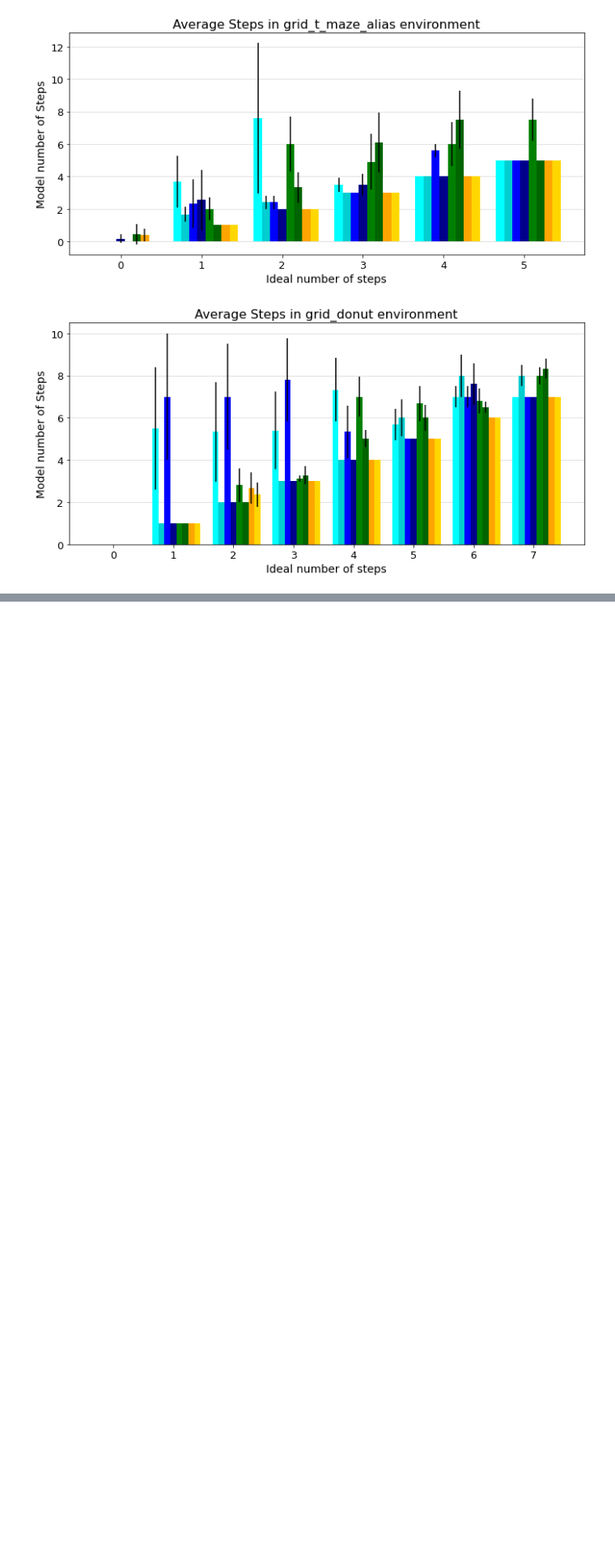
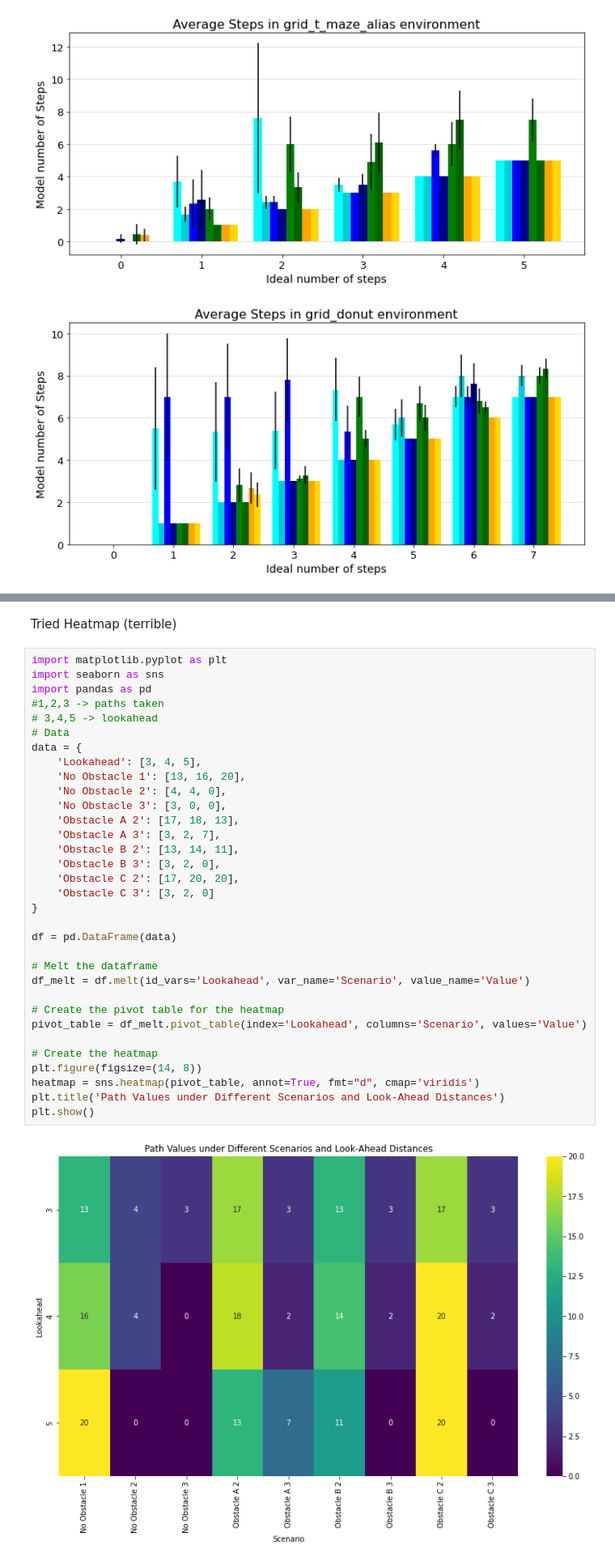
Before and after one commit to my-name-is-D/high_level_nav_planning, a Jupyter notebook: results_plotted.ipynb, the cells around one changed output, grey strips where cells are left out. Shown at 81% size. Drawn from its saved outputs; the diff is of its cells as text; blank space fills up the shorter version.

```diff
--- a/results_plotted.ipynb
+++ b/results_plotted.ipynb
@@ -646,0 +768,37 @@ for env_id, env_name in enumerate(envs):
+# %% [markdown]
+Tried Heatmap (terrible)
+# %%
+import matplotlib.pyplot as plt
+import seaborn as sns
+import pandas as pd
+#1,2,3 -> paths taken
+# 3,4,5 -> lookahead
+# Data
+data = {
+    'Lookahead': [3, 4, 5],
+    'No Obstacle 1': [13, 16, 20],
+    'No Obstacle 2': [4, 4, 0],
+    'No Obstacle 3': [3, 0, 0],
+    'Obstacle A 2': [17, 18, 13],
+    'Obstacle A 3': [3, 2, 7],
+    'Obstacle B 2': [13, 14, 11],
+    'Obstacle B 3': [3, 2, 0],
+    'Obstacle C 2': [17, 20, 20],
+    'Obstacle C 3': [3, 2, 0]
+}
+
+df = pd.DataFrame(data)
+
+# Melt the dataframe
+df_melt = df.melt(id_vars='Lookahead', var_name='Scenario', value_name='Value')
+
+# Create the pivot table for the heatmap
+pivot_table = df_melt.pivot_table(index='Lookahead', columns='Scenario', values='Value')
+
+# Create the heatmap
+plt.figure(figsize=(14, 8))
+heatmap = sns.heatmap(pivot_table, annot=True, fmt="d", cmap='viridis')
+plt.title('Path Values under Different Scenarios and Look-Ahead Distances')
+plt.show()
+# %% [output]
+[figure, added]
```
Also changed, not shown: parts of 17 cells of this notebook, 4 other files.
